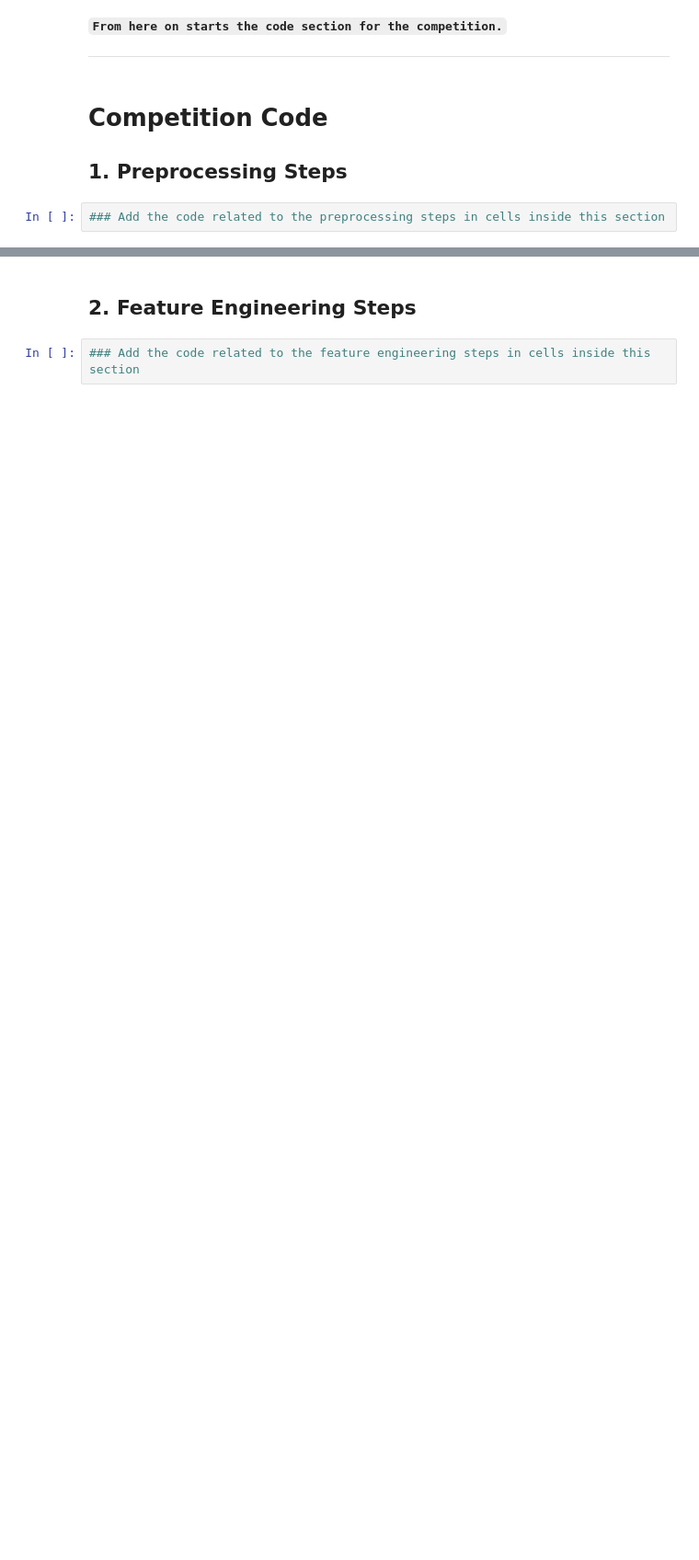
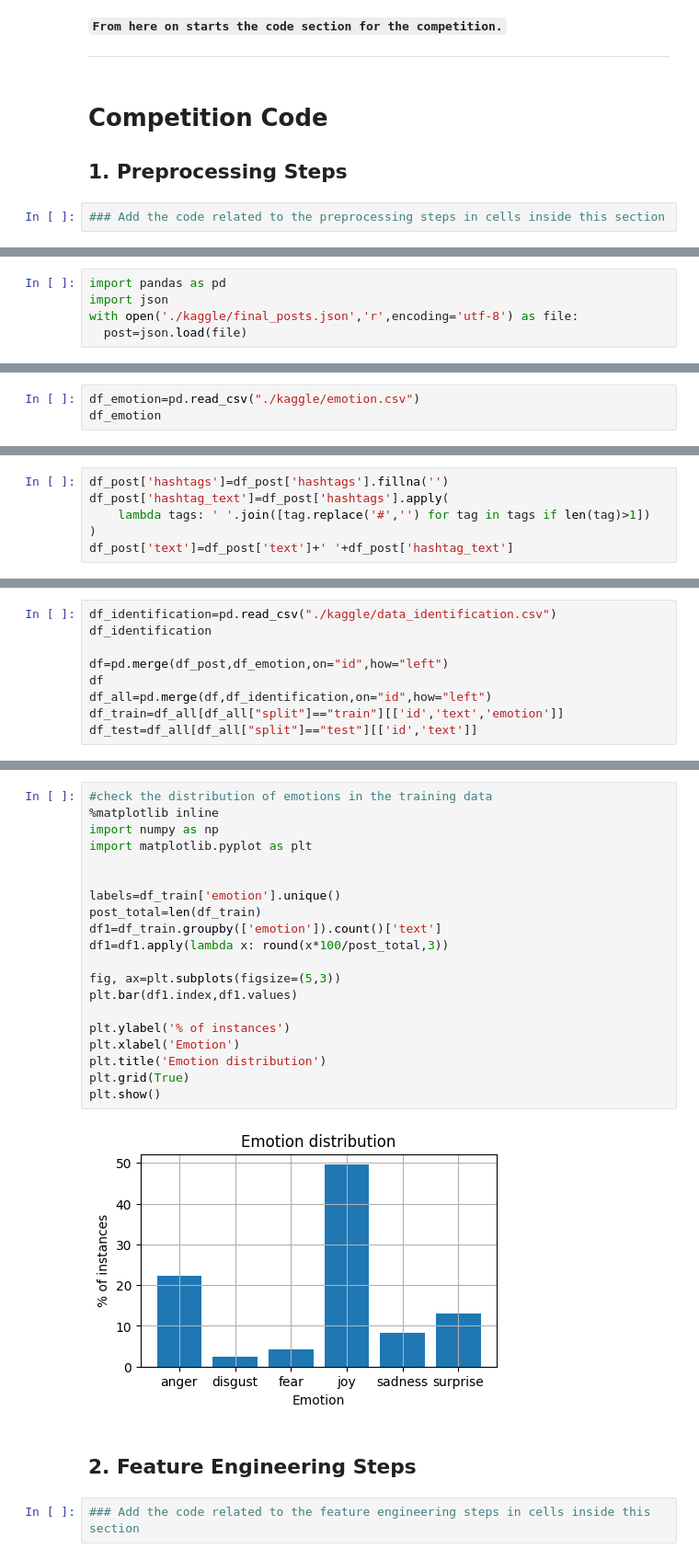
Before and after one commit to gill9307/DM2025-Lab2-Exercise, a Jupyter notebook: DM2025-Lab2-Homework.ipynb, the cells around one changed output, grey strips where cells are left out. Shown at 92% size. Drawn from its saved outputs; the diff is of its cells as text; blank space fills up the shorter version.

Commit message:
'kaggle_competition'

```diff
--- a/DM2025-Lab2-Homework.ipynb
+++ b/DM2025-Lab2-Homework.ipynb
@@ -151,0 +154,5 @@ Markdown Syntax to Add Image: `![Description of the Image](./your_local_folder/n
+# %%
+import pandas as pd
+import json
+with open('./kaggle/final_posts.json','r',encoding='utf-8') as file:
+  post=json.load(file)
@@ -151,0 +185,3 @@ Markdown Syntax to Add Image: `![Description of the Image](./your_local_folder/n
+# %%
+df_emotion=pd.read_csv("./kaggle/emotion.csv")
+df_emotion
@@ -151,0 +223,6 @@ Markdown Syntax to Add Image: `![Description of the Image](./your_local_folder/n
+# %%
+df_post['hashtags']=df_post['hashtags'].fillna('')
+df_post['hashtag_text']=df_post['hashtags'].apply(
+    lambda tags: ' '.join([tag.replace('#','') for tag in tags if len(tag)>1])
+)
+df_post['text']=df_post['text']+' '+df_post['hashtag_text']
@@ -151,0 +232,9 @@ Markdown Syntax to Add Image: `![Description of the Image](./your_local_folder/n
+# %%
+df_identification=pd.read_csv("./kaggle/data_identification.csv")
+df_identification
+
+df=pd.merge(df_post,df_emotion,on="id",how="left")
+df
+df_all=pd.merge(df,df_identification,on="id",how="left")
+df_train=df_all[df_all["split"]=="train"][['id','text','emotion']]
+df_test=df_all[df_all["split"]=="test"][['id','text']]
@@ -152,3 +257,25 @@ Markdown Syntax to Add Image: `![Description of the Image](./your_local_folder/n
+# %%
+#check the distribution of emotions in the training data
+%matplotlib inline
+import numpy as np
+import matplotlib.pyplot as plt
+
+
+labels=df_train['emotion'].unique()
+post_total=len(df_train)
+df1=df_train.groupby(['emotion']).count()['text']
+df1=df1.apply(lambda x: round(x*100/post_total,3))
+
+fig, ax=plt.subplots(figsize=(5,3))
+plt.bar(df1.index,df1.values)
+
+plt.ylabel('% of instances')
+plt.xlabel('Emotion')
+plt.title('Emotion distribution')
+plt.grid(True)
+plt.show()
+# %% [output]
+[figure, added]
 # %% [markdown]
 ## 2. Feature Engineering Steps
 # %%
```
Also changed, not shown: parts of 21 cells of this notebook, 7 other files.
